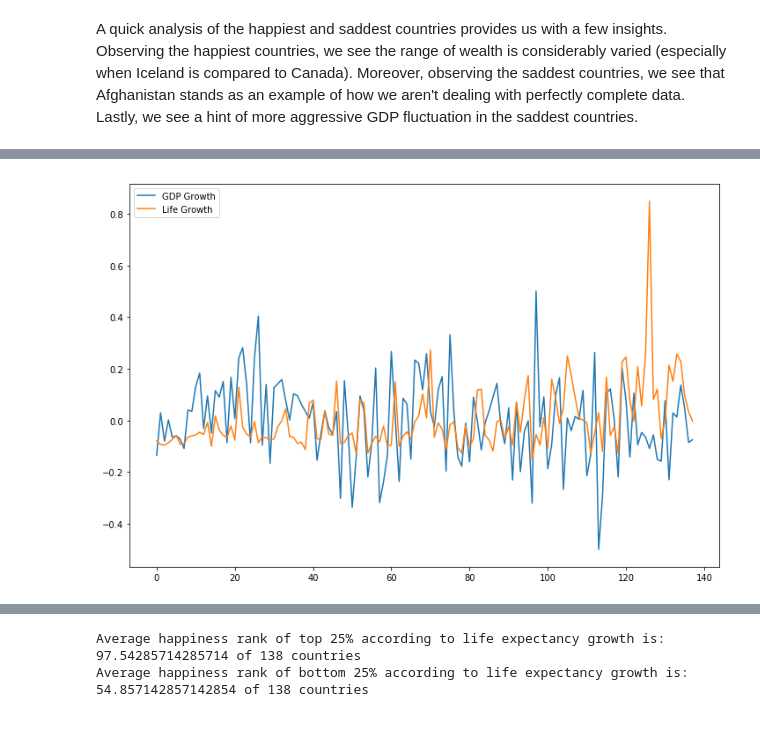
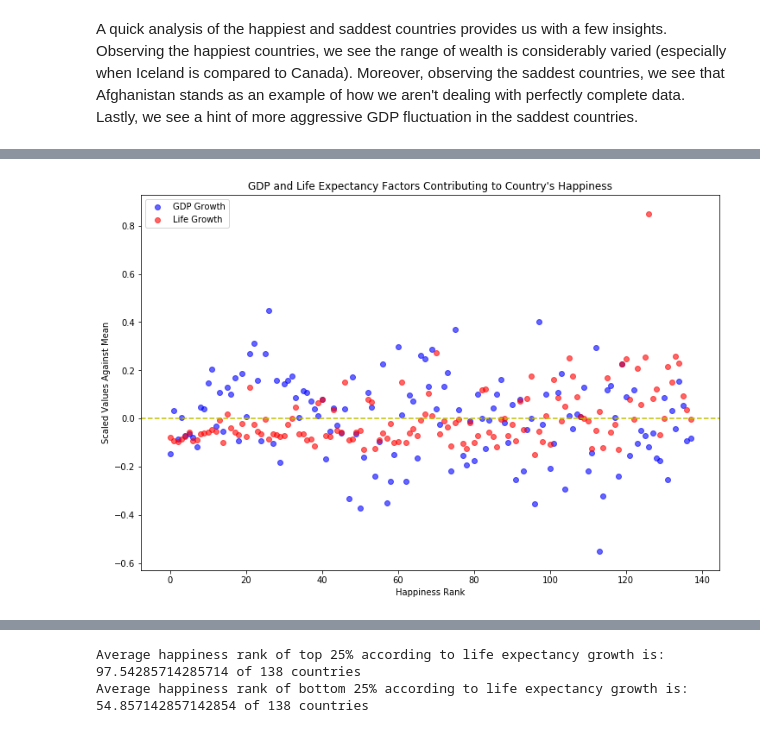
Before and after one commit to paulbenschmidt/happiness-analysis, a Jupyter notebook: Probably Happy.ipynb, the cells around one changed output, grey strips where cells are left out. Drawn from its saved outputs; the diff is of its cells as text; code cells hidden in the pictures.

```diff
--- a/Probably Happy.ipynb
+++ b/Probably Happy.ipynb
@@ -18,11 +15,6 @@ import math
 # %%
 data_folder = 'C:\\Users\\paulb\\OneDrive\\Desktop\\Data Science\\Data Sets\\World Happiness Report\\'
 df_2015 = pd.read_csv(data_folder+'2015.csv')
-GDP = pd.read_excel(data_folder+'Country_GDP.xlsx')
-life_expectancy = pd.read_excel(data_folder+'Life_Expectancy.xlsx')
-df_2015.rename(columns={'Happiness Rank':'Rank', 'Happiness Score':'Score', 'Standard Error':'SE', 'Economy (GDP per Capita)':'Economy', 'Health (Life Expectancy)':'LifeExp', 'Trust (Government Corruption)':'Corruption', 'Dystopia Residual':'Dystopia'}, inplace=True)
-
-
-GDP = GDP.drop(columns=[str(year) for year in range(1960, 1975)])
-life_expectancy = life_expectancy.drop(columns=[year for year in range(1960,1975)])
-life_expectancy = life_expectancy.drop(columns=[year for year in range(2016,2018)])
+df_2015.rename(columns={'Happiness Rank':'Rank', 'Happiness Score':'Score', 'Standard Error':'SE',
+                        'Economy (GDP per Capita)':'Economy', 'Health (Life Expectancy)':'LifeExp',
+                        'Trust (Government Corruption)':'Corruption', 'Dystopia Residual':'Dystopia'}, inplace=True)
@@ -132,8 +133,9 @@ def all_growth(df):
 # %%
-gdp_growth = all_growth(gdp_plot_frame)
-gdp_growth_mean = ((gdp_growth.T.mean())*100)-100
+gdp_growth = gdp_plot_frame.pct_change(axis='columns').fillna(value=0).drop(labels='1975', axis=1)
+gdp_growth_mean = ((gdp_growth.T.mean())*100)
 
 plt.subplots(figsize=(12,8))
 sns.distplot(gdp_growth_mean, color='g', axlabel='Average Percentage Growth').set_title('GDP Growth of Countries')
+plt.ylabel('Percentage Distribution Count')
 plt.show()
 # %% [output]
@@ -141,7 +188,9 @@ plt.show()
 # %%
-le_growth = all_growth(le_plot_frame)
-le_growth_mean = ((le_growth.T.mean())*100)-100
+le_growth = le_plot_frame.pct_change(axis='columns').fillna(value=0).drop(labels=1975, axis=1)
+le_growth_mean = ((le_growth.T.mean())*100)
+
 plt.subplots(figsize=(12,8))
 sns.distplot(le_growth_mean,bins=15, color='c', axlabel='Average Percentage Growth').set_title('Life Expectancy Growth of Countries')
+plt.ylabel('Count')
 plt.show()
 # %% [output]
@@ -211,16 +251,20 @@ Name: Cambodia, dtype: float64
 # %%
-# Normalizing data for side-by-side plotting
-normal_le = (le_mean-le_mean.mean())/(le_mean.max()-le_mean.min())
-
-ranked_normal_gdp_growth = pd.merge(left=rankings, right=normal_gdp, left_on=['Country'], right_on=[normal_gdp.index])
-ranked_normal_growth = pd.merge(left=ranked_normal_gdp_growth, right=normal_le, left_on='Country', right_on=[normal_le.index])
-ranked_normal_growth.set_index(np.array(list(range(1,139))))
-ranked_normal_growth.columns = ['Country', 'GDP Growth', 'Life Growth']
+# Scaling and merging data for side-by-side plotting
+scale_le = (le_mean-le_mean.mean())/(le_mean.max()-le_mean.min())
+scale_gdp = (gdp_mean-gdp_mean.mean())/(gdp_mean.max()-gdp_mean.min())
+ranked_scale_gdp_growth = pd.merge(left=rankings, right=scale_gdp, left_on=['Country'], right_on=[scale_gdp.index])
+ranked_scale_growth = pd.merge(left=ranked_scale_gdp_growth, right=scale_le, left_on='Country', right_on=[scale_le.index])
+ranked_scale_growth.set_index(np.array(list(range(1,139))))
+ranked_scale_growth.columns = ['Country', 'GDP Growth', 'Life Growth']
 
 plt.figure(figsize=(12,8))
-plt.plot('GDP Growth', data=ranked_normal_growth)
-plt.plot('Life Growth', data=ranked_normal_growth)
+plt.scatter(x=ranked_scale_growth.index, y=ranked_scale_growth['GDP Growth'], color='b', linewidth=1, alpha=.6)
+plt.scatter(x=ranked_scale_growth.index, y=ranked_scale_growth['Life Growth'], color='r', linewidth=1, alpha=.6)
+plt.axhline(y=0, color='y', linestyle='--')
+plt.xlabel('Happiness Rank')
+plt.ylabel('Scaled Values Against Mean')
 plt.legend()
+plt.title('GDP and Life Expectancy Factors Contributing to Country\'s Happiness')
 plt.show()
 # %% [output]
-[figure, old version]
+[figure, new version]
```
Also changed, not shown: parts of 51 cells of this notebook.
